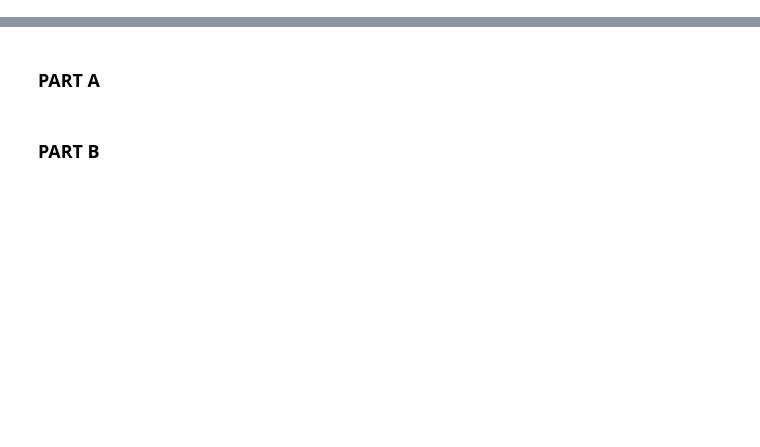
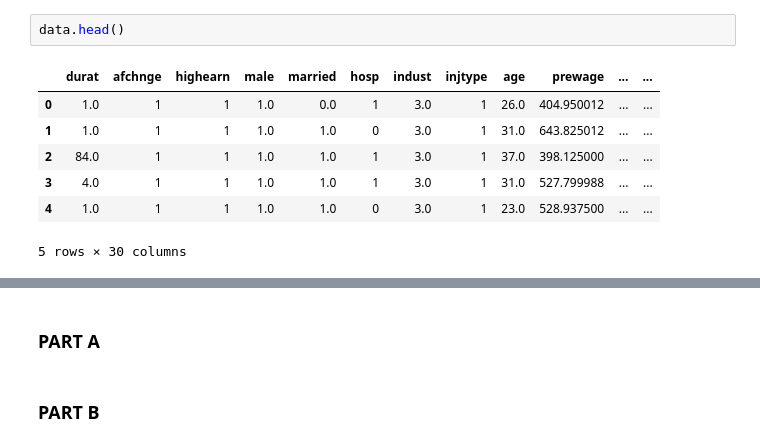
Before and after one commit to 3venthatguy/Coursework-OSU, a Jupyter notebook: ECON_5420/PS3/PS3_3.ipynb, the cells around one changed output, grey strips where cells are left out. Saved outputs shown, nothing was run; the diff lists cells and outputs as text; blank space fills up the shorter version.

```diff
--- a/ECON_5420/PS3/PS3_3.ipynb
+++ b/ECON_5420/PS3/PS3_3.ipynb
@@ -11,0 +46,10 @@ ModuleNotFoundError: No module named 'wooldridge'
+# %%
+data.head()
+# %% [output]
+|  | durat | afchnge | highearn | male | married | hosp | indust | injtype | age | prewage | ... | ... |
+| 0 | 1.0 | 1 | 1 | 1.0 | 0.0 | 1 | 3.0 | 1 | 26.0 | 404.950012 | ... | ... |
+| 1 | 1.0 | 1 | 1 | 1.0 | 1.0 | 0 | 3.0 | 1 | 31.0 | 643.825012 | ... | ... |
+| 2 | 84.0 | 1 | 1 | 1.0 | 1.0 | 1 | 3.0 | 1 | 37.0 | 398.125000 | ... | ... |
+| 3 | 4.0 | 1 | 1 | 1.0 | 1.0 | 1 | 3.0 | 1 | 31.0 | 527.799988 | ... | ... |
+| 4 | 1.0 | 1 | 1 | 1.0 | 1.0 | 0 | 3.0 | 1 | 23.0 | 528.937500 | ... | ... |
+5 rows × 30 columns
```
Also changed, not shown: parts of 6 cells of this notebook.
